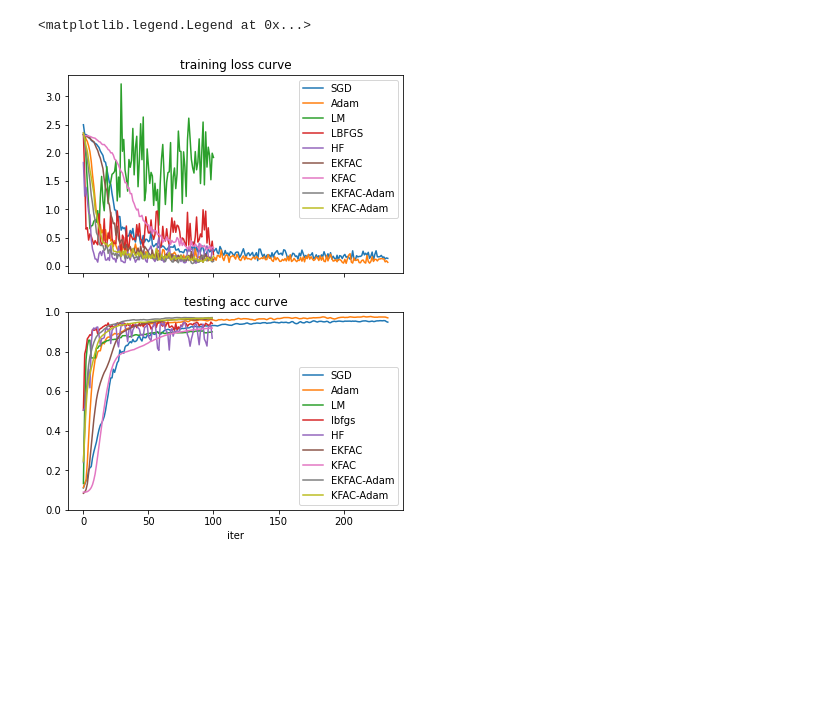
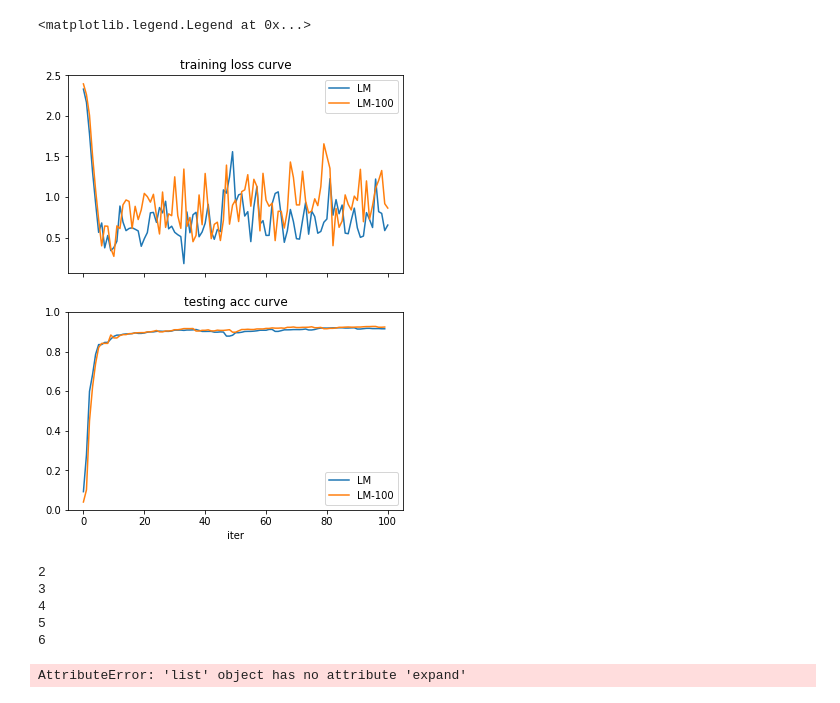
Before and after one commit to opooladz/Survey-of-Second-Order-Optimizers, a Jupyter notebook: plot.ipynb, the cells around one changed output. Saved outputs shown, nothing was run; the diff lists cells and outputs as text; code cells hidden in the pictures; blank space fills up the shorter version.

Commit message:
added LM method with max element of diag instead of I mtx and added plots

```diff
--- a/plot.ipynb
+++ b/plot.ipynb
@@ -6,8 +6,12 @@ train_loss_sgd = np.load('./loss_acc_timing/mnist_cnn_SGD_train_loss.npy')
 test_acc_sgd = np.load('./loss_acc_timing/mnist_cnn_SGD_test_acc.npy')
 train_loss_adam = np.load('./loss_acc_timing/mnist_cnn_Adam_train_loss.npy')
 test_acc_adam = np.load('./loss_acc_timing/mnist_cnn_Adam_test_acc.npy')
-train_loss_lm = np.load('./loss_acc_timing/mnist_cnn_LM_train_loss.npy')
-test_acc_lm = np.load('./loss_acc_timing/mnist_cnn_LM_test_acc.npy')
+train_loss_lm = np.load('./loss_acc_timing/mnist_cnn_LM_train_loss.npy',allow_pickle=True)
+test_acc_lm = np.load('./loss_acc_timing/mnist_cnn_LM_test_acc.npy',allow_pickle=True)
+train_loss_lm_100 = np.load('./loss_acc_timing/mnist_cnn_LM_train_loss_100.npy',allow_pickle=True)
+test_acc_lm_100 = np.load('./loss_acc_timing/mnist_cnn_LM_test_acc_100.npy',allow_pickle=True)
+train_loss_lm_o = np.load('./loss_acc_timing_copy/mnist_cnn_LM_train_loss.npy',allow_pickle=True)
+test_acc_lm_o = np.load('./loss_acc_timing_copy/mnist_cnn_LM_test_acc.npy',allow_pickle=True)
 train_loss_lbfgs = np.load('./loss_acc_timing/mnist_cnn_lbfgs_train_loss.npy',allow_pickle=True)
 test_acc_lbfgs = np.load('./loss_acc_timing/mnist_cnn_lbfgs_test_acc.npy',allow_pickle=True)
 train_loss_hf = np.load('./loss_acc_timing/mnist_cnn_HF_train_loss.npy',allow_pickle=True)
@@ -22,30 +26,46 @@ train_loss_kfac_adam = np.load('./loss_acc_timing/mnist_cnn_KFAC-Adam_train_loss
 test_acc_kfac_adam = np.load('./loss_acc_timing/mnist_cnn_KFAC-Adam_test_acc.npy',allow_pickle=True)
 # %%
 fig, (ax1, ax2) = plt.subplots(2,1, sharex=True, figsize=(6, 8))
-ax1.plot(train_loss_sgd, label='SGD')
-ax1.plot(train_loss_adam, label='Adam')
+# ax1.plot(train_loss_sgd, label='SGD')
+# ax1.plot(train_loss_adam, label='Adam')
 ax1.plot(train_loss_lm, label='LM')
-ax1.plot(train_loss_lbfgs, label='LBFGS')
-ax1.plot(train_loss_hf, label='HF')
-ax1.plot(train_loss_ekfac, label='EKFAC')
-ax1.plot(train_loss_kfac, label='KFAC')
-ax1.plot(train_loss_ekfac_adam, label='EKFAC-Adam')
-ax1.plot(train_loss_kfac_adam, label='KFAC-Adam')
+ax1.plot(train_loss_lm_100, label='LM-100')
+# ax1.plot(train_loss_lm_o, label='LM-Old')
+# ax1.plot(train_loss_lbfgs, label='LBFGS')
+# ax1.plot(train_loss_hf, label='HF')
+# ax1.plot(train_loss_ekfac, label='EKFAC')
+# ax1.plot(train_loss_kfac, label='KFAC')
+# ax1.plot(train_loss_ekfac_adam, label='EKFAC-Adam')
+# ax1.plot(train_loss_kfac_adam, label='KFAC-Adam')
 ax1.set_title('training loss curve')
 ax1.legend()
-ax2.plot(test_acc_sgd, label='SGD')
-ax2.plot(test_acc_adam, label='Adam')
+# ax2.plot(test_acc_sgd, label='SGD')
+# ax2.plot(test_acc_adam, label='Adam')
 ax2.plot(test_acc_lm, label='LM')
-ax2.plot(test_acc_lbfgs, label='lbfgs')
-ax2.plot(test_acc_hf, label='HF')
-ax2.plot(test_acc_ekfac, label='EKFAC')
-ax2.plot(test_acc_kfac, label='KFAC')
-ax2.plot(test_acc_ekfac_adam, label='EKFAC-Adam')
-ax2.plot(test_acc_kfac_adam, label='KFAC-Adam')
+ax2.plot(test_acc_lm_100, label='LM-100')
+# ax2.plot(test_acc_lm_o, label='LM-Old')
+
+# ax2.plot(test_acc_lbfgs, label='lbfgs')
+# ax2.plot(test_acc_hf, label='HF')
+# ax2.plot(test_acc_ekfac, label='EKFAC')
+# ax2.plot(test_acc_kfac, label='KFAC')
+# ax2.plot(test_acc_ekfac_adam, label='EKFAC-Adam')
+# ax2.plot(test_acc_kfac_adam, label='KFAC-Adam')
 ax2.set_title('testing acc curve')
 ax2.set_ylim([0, 1])
 ax2.set_xlabel('iter')
 ax2.legend()
 # %% [output]
 <matplotlib.legend.Legend at 0x...>
-[figure, old version]
+[figure, new version]
+# %%
+i = 1
+while i < 6:
+  i += 1
+  print(i)
+# %% [output]
+2
+3
+4
+5
+6
@@ -51,0 +74,5 @@ ax2.legend()
+# %%
+dg = torch.diag(torch.rand(10,10))
+torch.max(dg,torch.tensor([0.01]*len(dg)))
+# %% [output]
+AttributeError: 'list' object has no attribute 'expand'
```
Also changed, not shown: parts of 1 cell of this notebook, 3 other files.
